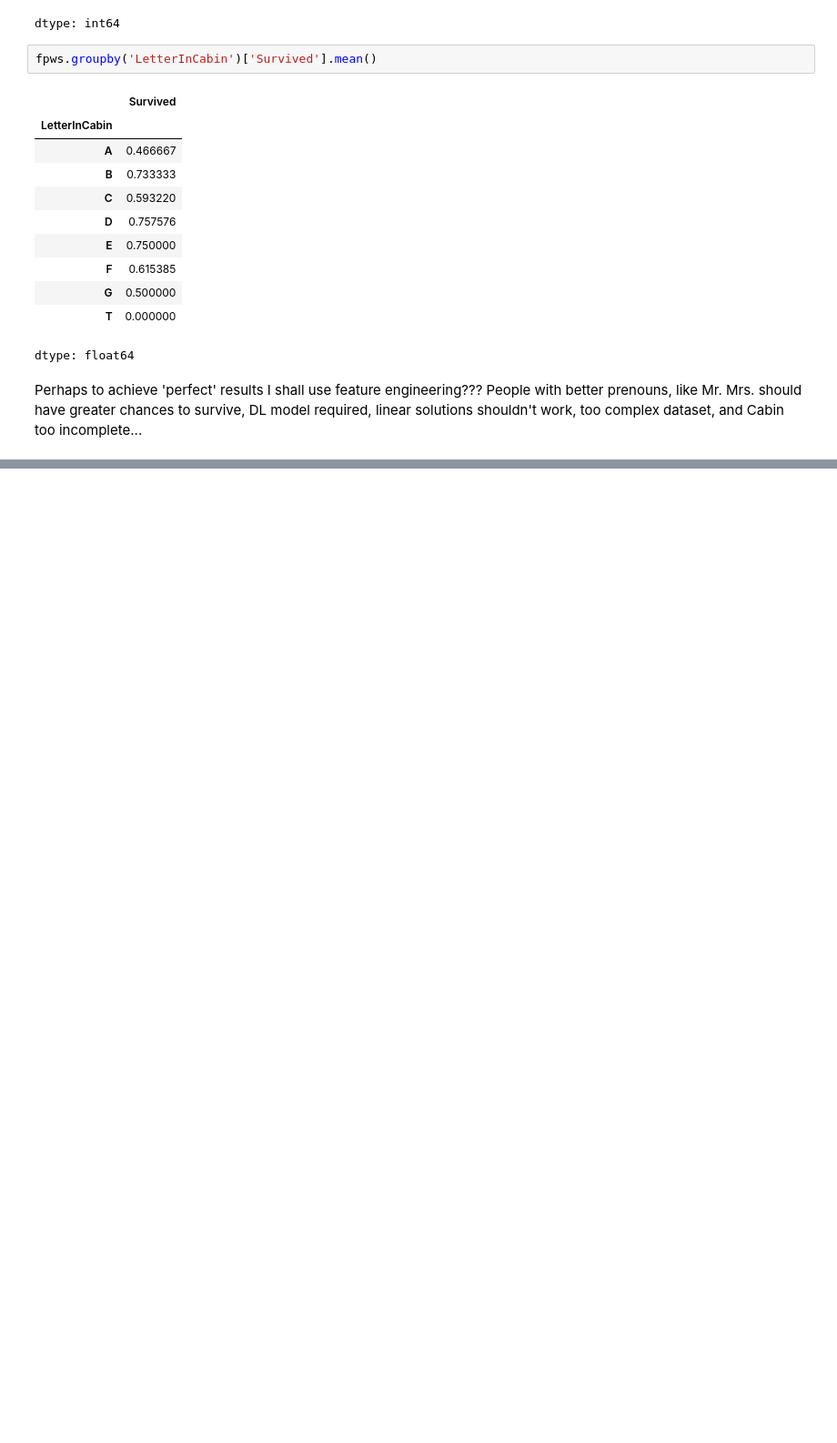
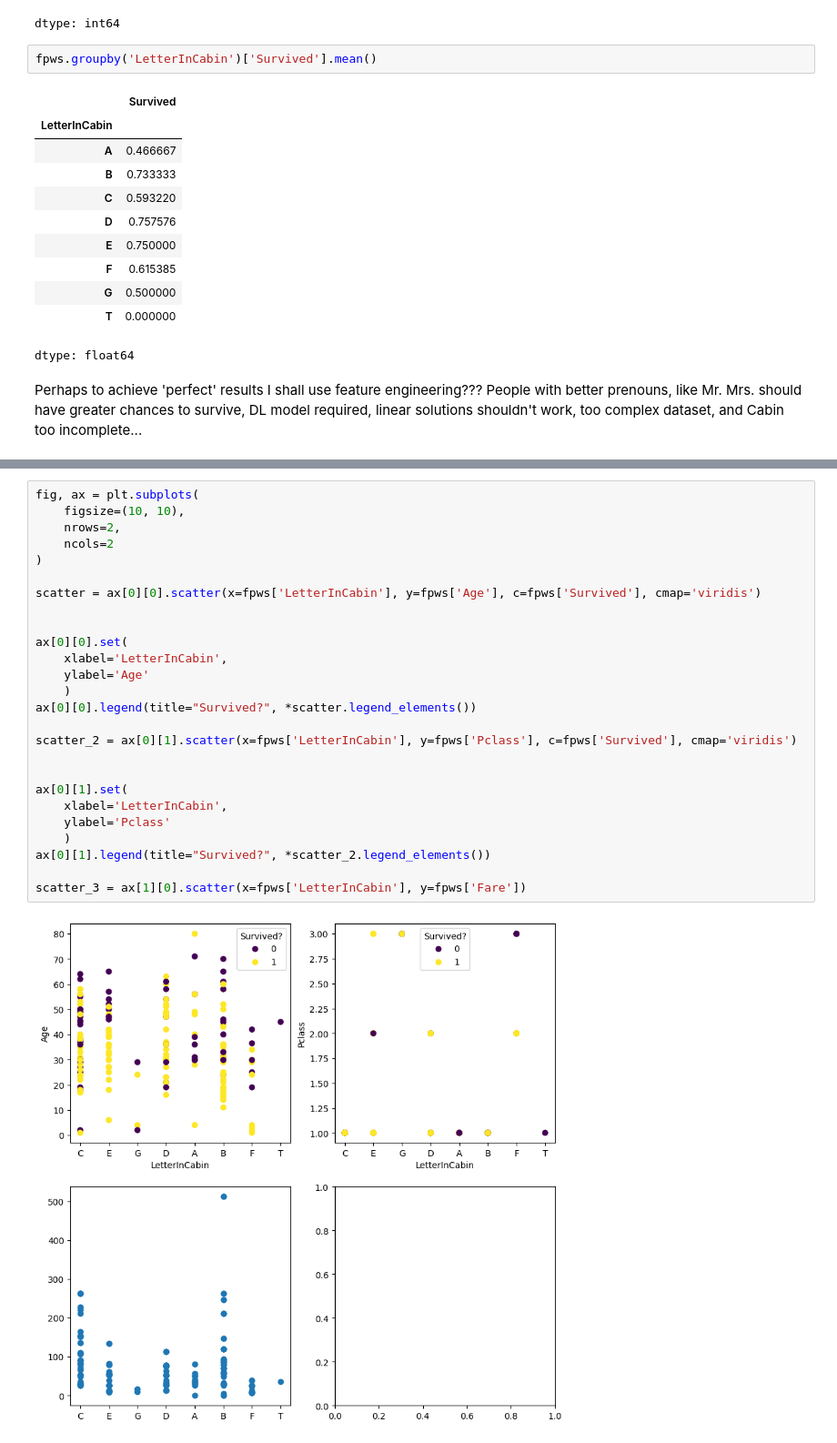
Before and after one commit to LozinskiMatthew/Titanic-DL-Kaggle_Competition, a Jupyter notebook: KaggleTitanic.ipynb, the cells around one changed output, grey strips where cells are left out. Shown at 91% size. Cells and saved outputs as stored; diff of their text form; blank space fills up the shorter version.

```diff
--- a/KaggleTitanic.ipynb
+++ b/KaggleTitanic.ipynb
@@ -323,3 +345,31 @@ fpws['LetterInCabin'].value_counts()
 | G | 4 |
 | T | 1 |
 dtype: int64
+# %%
+fig, ax = plt.subplots(
+    figsize=(10, 10),
+    nrows=2,
+    ncols=2
+)
+
+scatter = ax[0][0].scatter(x=fpws['LetterInCabin'], y=fpws['Age'], c=fpws['Survived'], cmap='viridis')
+
+
+ax[0][0].set(
+    xlabel='LetterInCabin',
+    ylabel='Age'
+    )
+ax[0][0].legend(title="Survived?", *scatter.legend_elements())
+
+scatter_2 = ax[0][1].scatter(x=fpws['LetterInCabin'], y=fpws['Pclass'], c=fpws['Survived'], cmap='viridis')
+
+
+ax[0][1].set(
+    xlabel='LetterInCabin',
+    ylabel='Pclass'
+    )
+ax[0][1].legend(title="Survived?", *scatter_2.legend_elements())
+
+scatter_3 = ax[1][0].scatter(x=fpws['LetterInCabin'], y=fpws['Fare'])
+# %% [output]
+[figure, added]
```
Also changed, not shown: parts of 28 cells of this notebook.
